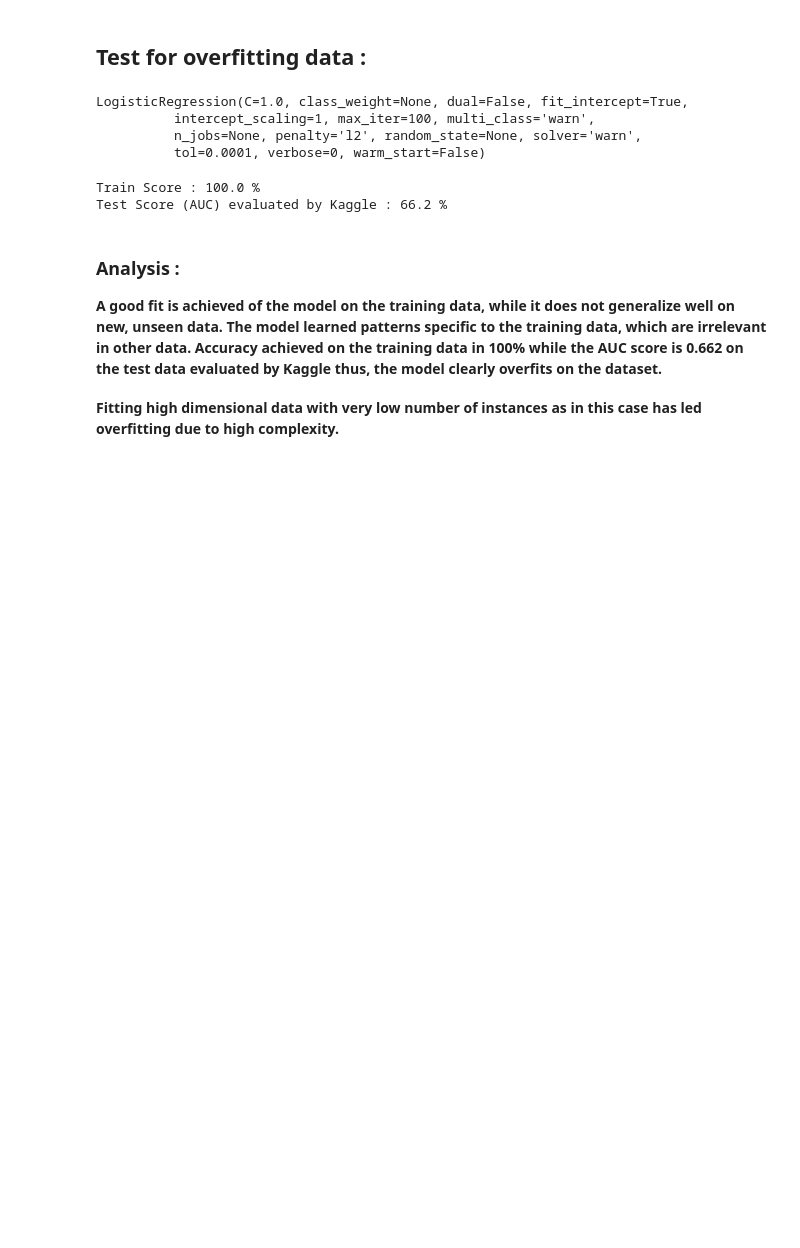
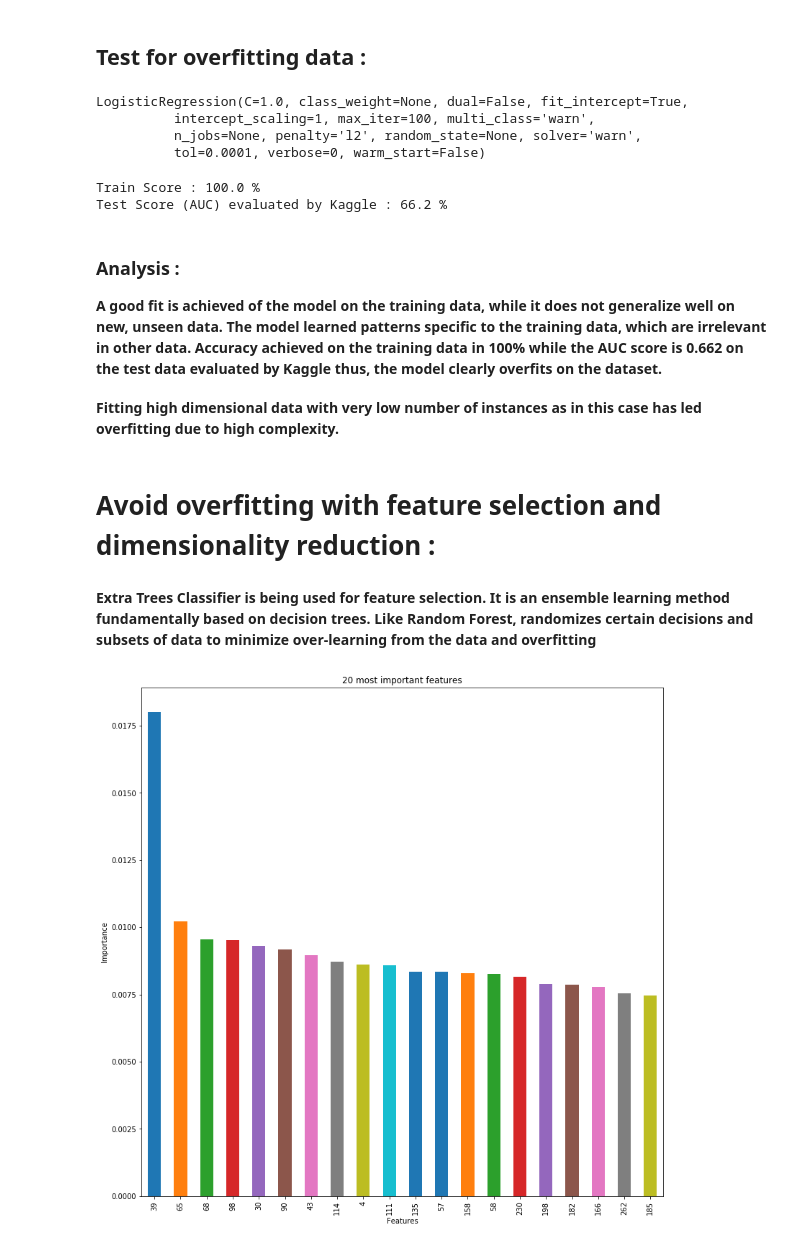
Before and after one commit to Hardik-G/Dont-OverFit, a Jupyter notebook: Exploratory Data Analysis.ipynb, the cells around one changed output. Saved outputs shown, nothing was run; the diff lists cells and outputs as text; code cells hidden in the pictures; blank space fills up the shorter version.

```diff
--- a/Exploratory Data Analysis.ipynb
+++ b/Exploratory Data Analysis.ipynb
@@ -140,3 +140,34 @@ Test Score (AUC) evaluated by Kaggle : 66.2 %
 <b>A good fit is achieved of the model on the training data, while it does not generalize well on new, unseen data. The model learned patterns specific to the training data, which are irrelevant in other data. Accuracy achieved on the training data in 100% while the AUC score is  0.662 on the test data evaluated by Kaggle thus, the model clearly overfits on the dataset.</b>
 # %% [markdown]
 <b>Fitting high dimensional data with very low number of instances as in this case has led overfitting due to high complexity.</b>
+# %% [markdown]
+<h1>Avoid overfitting with feature selection and dimensionality reduction :</h1>
+# %% [markdown]
+<b>Extra Trees Classifier is being used for feature selection. It is an ensemble learning method fundamentally based on decision trees. Like Random Forest, randomizes certain decisions and subsets of data to minimize over-learning from the data and overfitting</b>
+# %%
+# Feature Selection using Feature Importance
+# 20 important features :
+
+#Dropping id and target column as they are not part of the features
+x = train.drop(['id', 'target'], axis=1) #independent columns
+#The target column in train set
+y = train['target']
+#Object to extra trees classifier to select significant features
+model = ExtraTreesClassifier()
+#Fitting the model on the data
+model.fit(x,y)
+#print(model.feature_importances_) #inbuilt class feature_importances of tree based classifiers
+#plot graph of feature importance
+feat_importances = pd.Series(model.feature_importances_, index=x.columns)
+#Picking 20 features with largest importance values
+feat_importances.nlargest(20).plot(kind='bar', figsize=(13,13))
+#Adding title to the plot
+plt.title("20 most important features")
+#Adding xlabel
+plt.xlabel("Features")
+#Adding ylabel
+plt.ylabel("Importance")
+#Plot
+plt.show()
+# %% [output]
+[figure, added]
```
Also changed, not shown: parts of 6 cells of this notebook.
